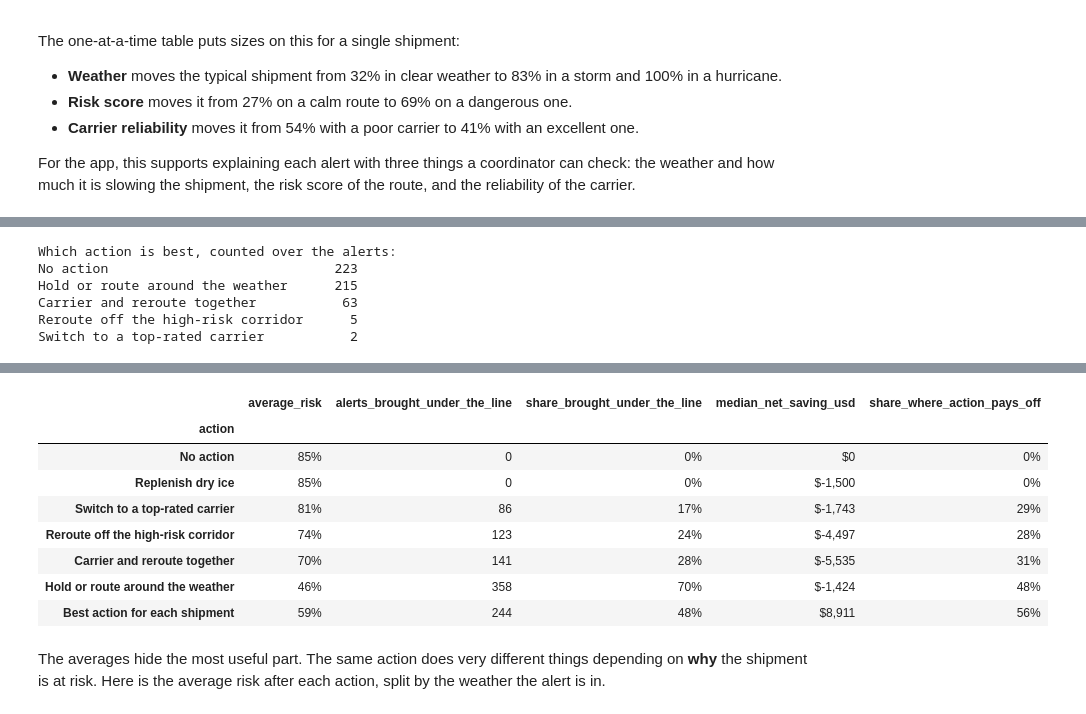
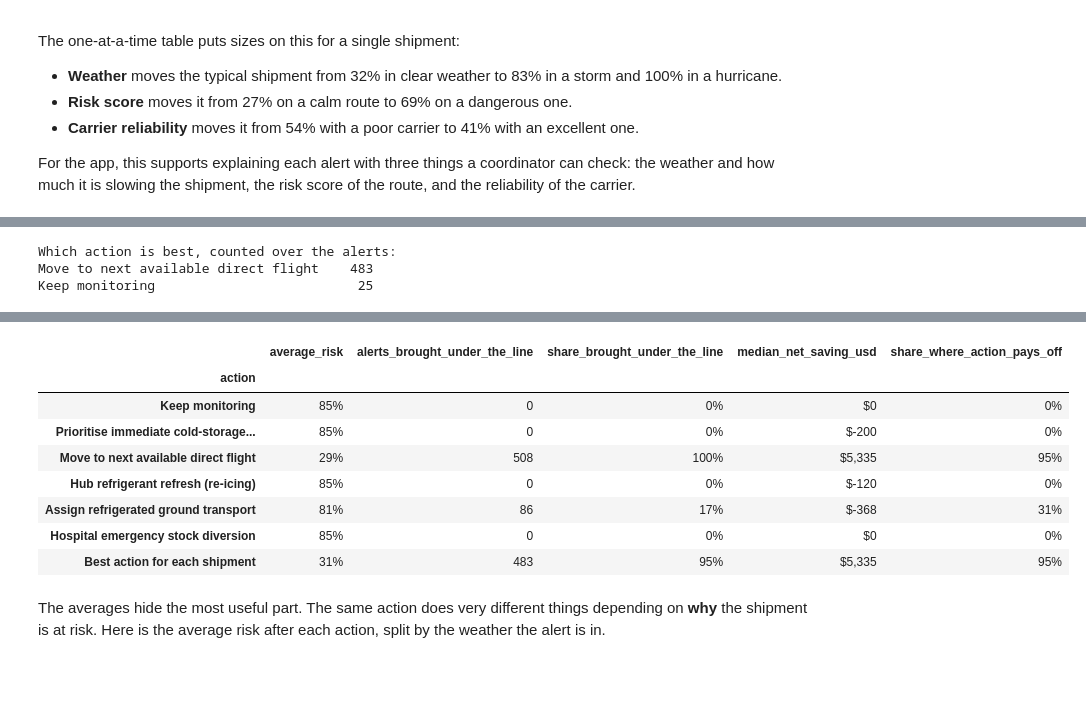
Before and after one commit to zunding19/Aura-LogiSmart, a Jupyter notebook: notebooks/05_final_model_and_evaluation.ipynb, the cells around one changed output, grey strips where cells are left out. Cells and saved outputs as stored; diff of their text form; code cells hidden in the pictures; blank space fills up the shorter version.

```diff
--- a/notebooks/05_final_model_and_evaluation.ipynb
+++ b/notebooks/05_final_model_and_evaluation.ipynb
@@ -583,12 +583,12 @@ The costs and the size of each effect are assumptions. The app shows them and le
 LOSS_SHARE = 0.10   # assumption carried over from notebook 04: a disruption costs 10% of cargo value on average
 
 ACTIONS = {
-    "No action": ({}, 0),
-    "Replenish dry ice": ({"buffer_hours": 24}, 1_500),
-    "Switch to a top-rated carrier": ({"carrier_score": 0.95}, 2_000),
-    "Reroute off the high-risk corridor": ({"risk_cap": 3.0}, 5_000),
-    "Carrier and reroute together": ({"carrier_score": 0.95, "risk_cap": 3.0}, 7_000),
-    "Hold or route around the weather": ({"weather_at_worst": "Rain"}, 8_000),
+    "Keep monitoring": ({}, 0),
+    "Prioritise immediate cold-storage transfer": ({"buffer_hours": 24}, 200),
+    "Move to next available direct flight": ({"weather_at_worst": "Rain", "risk_cap": 3.0}, 450),
+    "Hub refrigerant refresh (re-icing)": ({"buffer_hours": 48}, 120),
+    "Assign refrigerated ground transport": ({"carrier_score": 0.95, "buffer_hours": 72}, 500),
+    "Hospital emergency stock diversion": ({}, 0),   # backup plan: covers the hospital, changes nothing on this shipment
 }
 
 
@@ -635,45 +635,42 @@ actions.loc["Best action for each shipment"] = {
     "average_risk": best_risk.mean(),
     "alerts_brought_under_the_line": int((best_risk < ALERT_LINE).sum()),
     "share_brought_under_the_line": (best_risk < ALERT_LINE).mean(),
     "median_net_saving_usd": savings.max(axis=1).median(),
     "share_where_action_pays_off": (savings.max(axis=1) > 0).mean(),
 }
 print("Which action is best, counted over the alerts:")
 print(best_action.value_counts().to_string())
 
 fig = go.Figure(go.Bar(
     x=actions.index, y=actions["average_risk"], marker_color=BLUE,
     text=[f"{r:.0%}" for r in actions["average_risk"]], textposition="outside",
     textfont=dict(color=INK), cliponaxis=False,
     hovertemplate="%{x}<br>Average predicted risk: %{y:.1%}<extra></extra>",
 ))
 fig.add_hline(y=ALERT_LINE, line=dict(color=MUTED, width=1, dash="dash"), layer="below")
 fig.add_annotation(xref="paper", x=1, y=ALERT_LINE, text="Alert line 60%", showarrow=False,
                    xanchor="right", yanchor="bottom", font=dict(color=INK))
 fig.update_yaxes(title_text="Average predicted risk", tickformat=".0%", range=[0, 1.05])
 style(fig, f"Predicted risk across the {len(alerted)} test alerts, before and after acting", height=480)
 fig.update_layout(bargap=0.45, margin=dict(b=140))
 fig.show()
 
 actions.style.format({"average_risk": "{:.0%}", "share_brought_under_the_line": "{:.0%}", "alerts_brought_under_the_line": "{:.0f}",
                       "median_net_saving_usd": "${:,.0f}", "share_where_action_pays_off": "{:.0%}"})
 # %% [output]
 Which action is best, counted over the alerts:
-No action                             223
-Hold or route around the weather      215
-Carrier and reroute together           63
-Reroute off the high-risk corridor      5
-Switch to a top-rated carrier           2
+Move to next available direct flight    483
+Keep monitoring                          25
 [interactive output not drawn]
 |  | average_risk | alerts_brought_under_the_line | share_brought_under_the_line | median_net_saving_usd | share_where_action_pays_off |
 | action |  |  |  |  |  |
-| No action | 85% | 0 | 0% | $0 | 0% |
-| Replenish dry ice | 85% | 0 | 0% | $-1,500 | 0% |
-| Switch to a top-rated carrier | 81% | 86 | 17% | $-1,743 | 29% |
-| Reroute off the high-risk corridor | 74% | 123 | 24% | $-4,497 | 28% |
-| Carrier and reroute together | 70% | 141 | 28% | $-5,535 | 31% |
-| Hold or route around the weather | 46% | 358 | 70% | $-1,424 | 48% |
-| Best action for each shipment | 59% | 244 | 48% | $8,911 | 56% |
+| Keep monitoring | 85% | 0 | 0% | $0 | 0% |
+| Prioritise immediate cold-storage... | 85% | 0 | 0% | $-200 | 0% |
+| Move to next available direct flight | 29% | 508 | 100% | $5,335 | 95% |
+| Hub refrigerant refresh (re-icing) | 85% | 0 | 0% | $-120 | 0% |
+| Assign refrigerated ground transport | 81% | 86 | 17% | $-368 | 31% |
+| Hospital emergency stock diversion | 85% | 0 | 0% | $0 | 0% |
+| Best action for each shipment | 31% | 483 | 95% | $5,335 | 95% |
 # %% [markdown]
 The averages hide the most useful part. The same action does very different things depending on **why** the shipment is at risk. Here is the average risk after each action, split by the weather the alert is in.
 # %%
```
Also changed, not shown: parts of 5 cells of this notebook, 13 other files.
